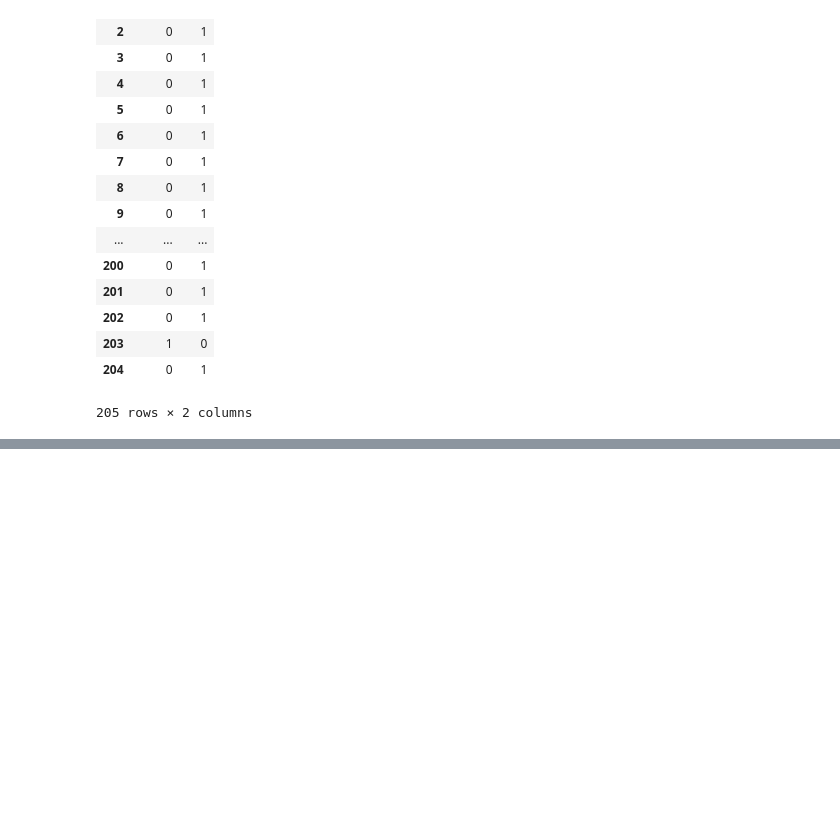
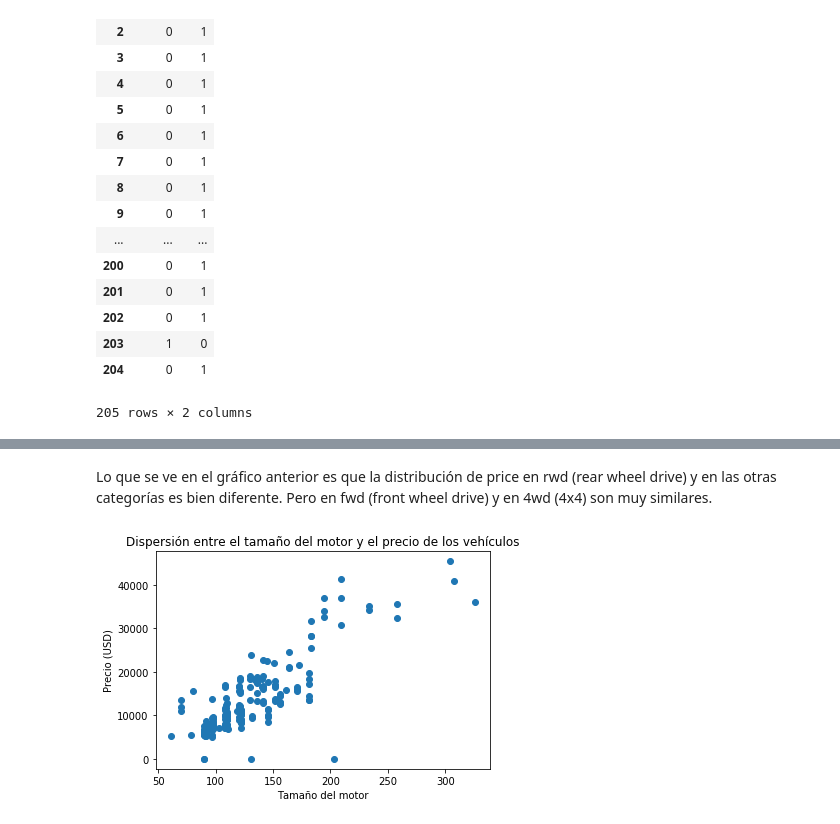
Before and after one commit to ger-velazquez/Curso_DS, a Jupyter notebook: AnalyzingData/Emprolijando datos.ipynb, the cells around one changed output, grey strips where cells are left out. Drawn from its saved outputs; the diff is of its cells as text; code cells hidden in the pictures; blank space fills up the shorter version.

```diff
--- a/AnalyzingData/Emprolijando datos.ipynb
+++ b/AnalyzingData/Emprolijando datos.ipynb
@@ -222,0 +300,11 @@ pd.get_dummies(df['fuel-type'])
+# %% [markdown]
+Lo que se ve en el gráfico anterior es que la distribución de price en rwd (rear wheel drive) y en las otras categorías es bien diferente. Pero en fwd (front wheel drive) y en 4wd (4x4) son muy similares.
+# %%
+import matplotlib.pyplot as plt
+plt.scatter(df["engine-size"],df["price"])
+plt.title('Dispersión entre el tamaño del motor y el precio de los vehículos')
+plt.xlabel('Tamaño del motor')
+plt.ylabel('Precio (USD)')
+plt.show()
+# %% [output]
+[figure, added]
```
Also changed, not shown: parts of 13 cells of this notebook.
